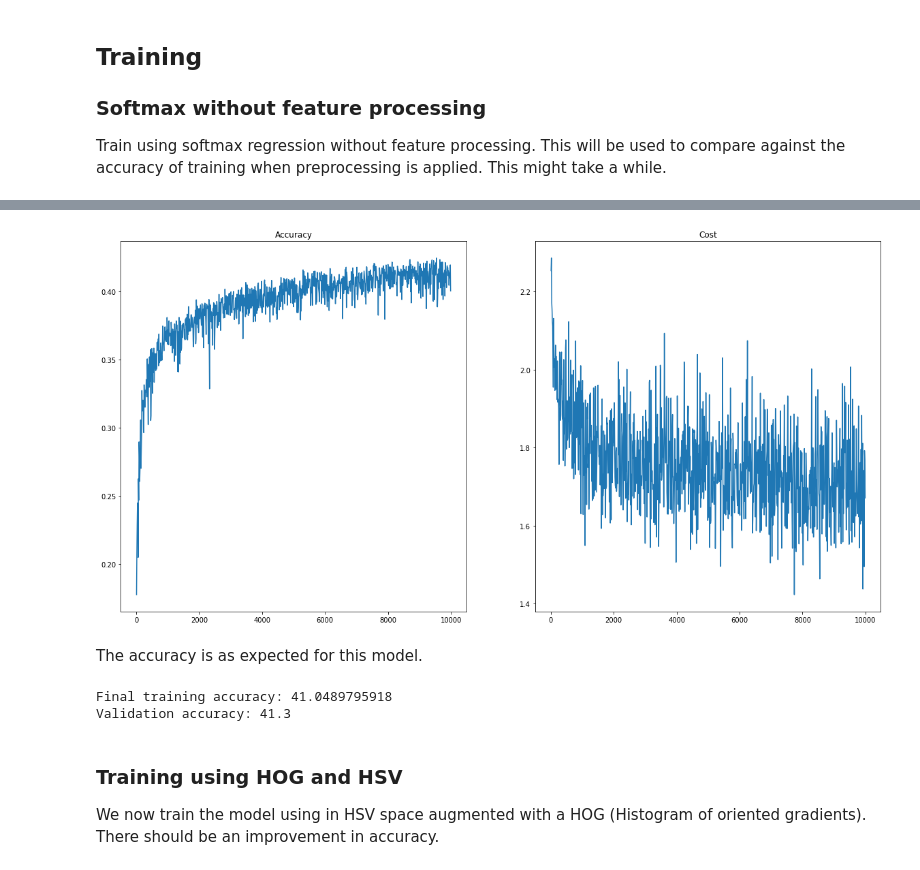
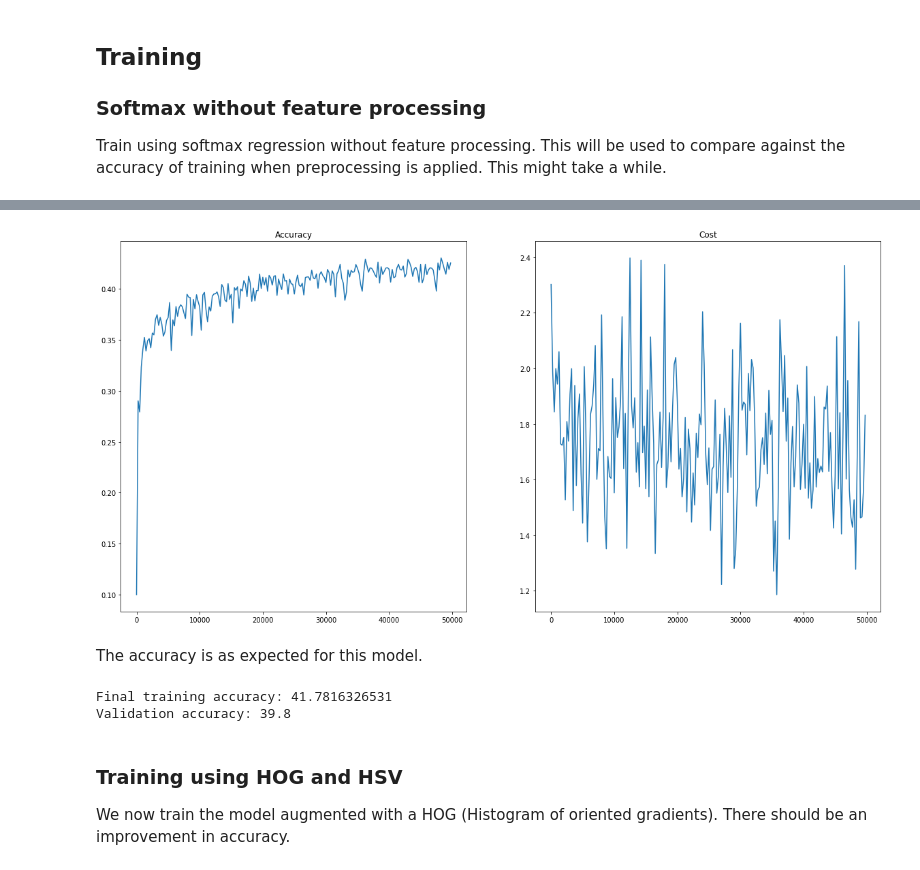
Before and after one commit to YunJD/neural-net-exercises, a Jupyter notebook: x1_features.ipynb, the cells around one changed output, grey strips where cells are left out. Drawn from its saved outputs; the diff is of its cells as text; code cells hidden in the pictures.

```diff
--- a/x1_features.ipynb
+++ b/x1_features.ipynb
@@ -70,6 +70,36 @@ def gradient(X, Y, w, b, alpha = 0.01):
 def compute_accuracy(X, Y, w, b):
     a = softmax(X, w, b)
     return (a.argmax(-1) == Y).sum() / len(Y)
+
+def train(X_train, Y_train, X_test, Y_test, verbose=True):
+    BATCH_SIZE = 20
+    # Define weights, 10 classes, 32 * 32 * 3 weights per class.
+    w = np.random.normal(0, 1e-6, (X_train.shape[-1], 10))
+    b = np.random.normal(0, 1e-6, 10)
+
+    # We use this to index our batches.  When we reach the end, we randomize, meaning we reached an epoch.
+    rng = np.arange(len(Y_train))
+    start, end = 0, BATCH_SIZE
+
+    accuracy_progress = []
+    cost_progress = []
+
+    for i in range(50000):
+        indices = rng[start:end]
+
+        cost = gradient(X_train[indices], Y_train[indices], w, b, alpha=0.003)
+        if i % 250 == 0:
+            accuracy = compute_accuracy(X_train, Y_train.argmax(-1), w, b)
+            accuracy_progress.append(accuracy)
+            cost_progress.append(cost)
+            if i % 1000 == 0 and verbose:
+                print("Iterations: ", i, "Accuracy: ", accuracy * 100, "Cost: ", cost)
+
+        start, end = start + BATCH_SIZE, end + BATCH_SIZE
+        if start >= len(Y_train):
+            start, end = 0, BATCH_SIZE
+            np.random.shuffle(rng)
+    return w, b, accuracy_progress, cost_progress
 # %% [markdown]
 ## Training
 
@@ -130,0 +109,9 @@ Iterations:  9800 Accuracy:  41.5795918367 Cost:  1.7348908585
+# %%
+# Flatten the training data and normalize linearly
+X_flat = X.reshape(X.shape[0], X.shape[1] * X.shape[2] * X.shape[3]) / X.max()
+X_train = X_flat[:49000]
+Y_train = np.eye(10, dtype=np.float32)[Y[:49000]]
+X_test = X_flat[49000:]
+Y_test = Y[49000:]
+
+w, b, accuracy_progress, cost_progress = train(X_train, Y_train, X_test, Y_test)
@@ -131,28 +136,28 @@ Iterations:  9800 Accuracy:  41.5795918367 Cost:  1.7348908585
 # %%
 plt.figure(figsize=(20,10))
 
-steps = range(10, 10000, 10)
+steps = range(0, 50000, 250)
 
 plt.subplot(1, 2, 1)
 plt.plot(steps, accuracy_progress)
 plt.title('Accuracy')
 
 plt.subplot(1, 2, 2)
 plt.plot(steps, cost_progress)
 plt.title('Cost')
 
 plt.show()
 # %% [output]
-[figure, old version]
+[figure, new version]
 # %% [markdown]
 The accuracy is as expected for this model.
 # %%
 print("Final training accuracy:", compute_accuracy(X_train, Y_train.argmax(-1), w, b) * 100.)
 print("Validation accuracy:", compute_accuracy(X_test, Y_test, w, b) * 100.)
 # %% [output]
-Final training accuracy: 41.0489795918
-Validation accuracy: 41.3
+Final training accuracy: 41.7816326531
+Validation accuracy: 39.8
 # %% [markdown]
 ### Training using HOG and HSV
 
-We now train the model using in HSV space augmented with a HOG (Histogram of oriented gradients). There should be an improvement in accuracy.
+We now train the model augmented with a HOG (Histogram of oriented gradients). There should be an improvement in accuracy.
```
Also changed, not shown: parts of 6 cells of this notebook, 1 other file.
